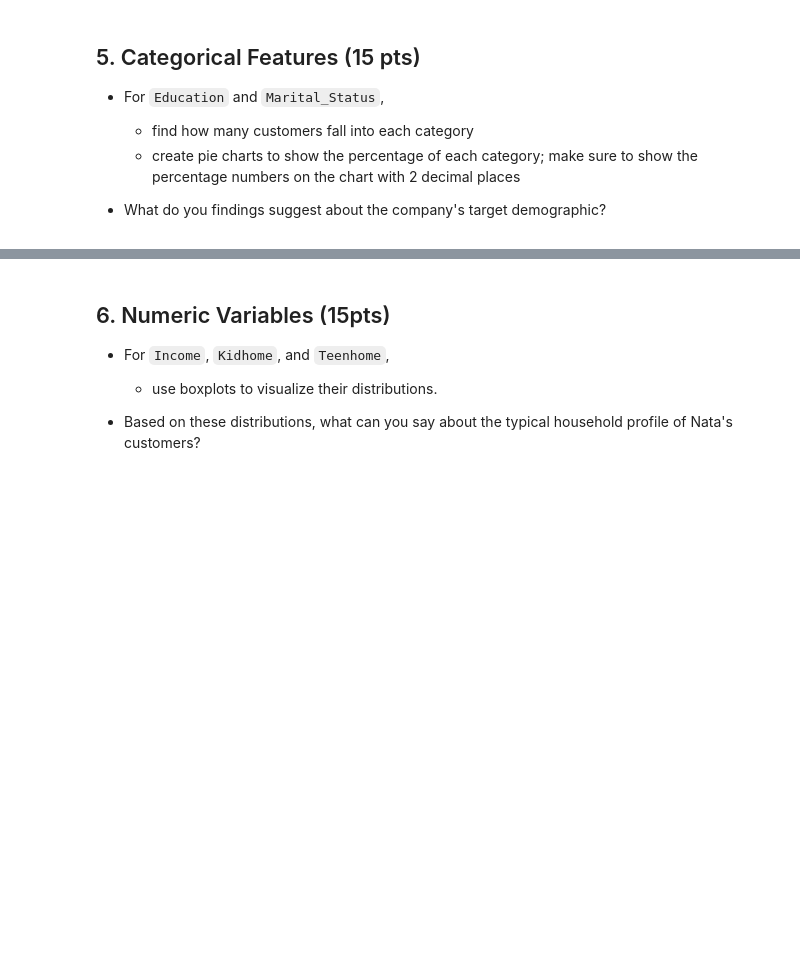
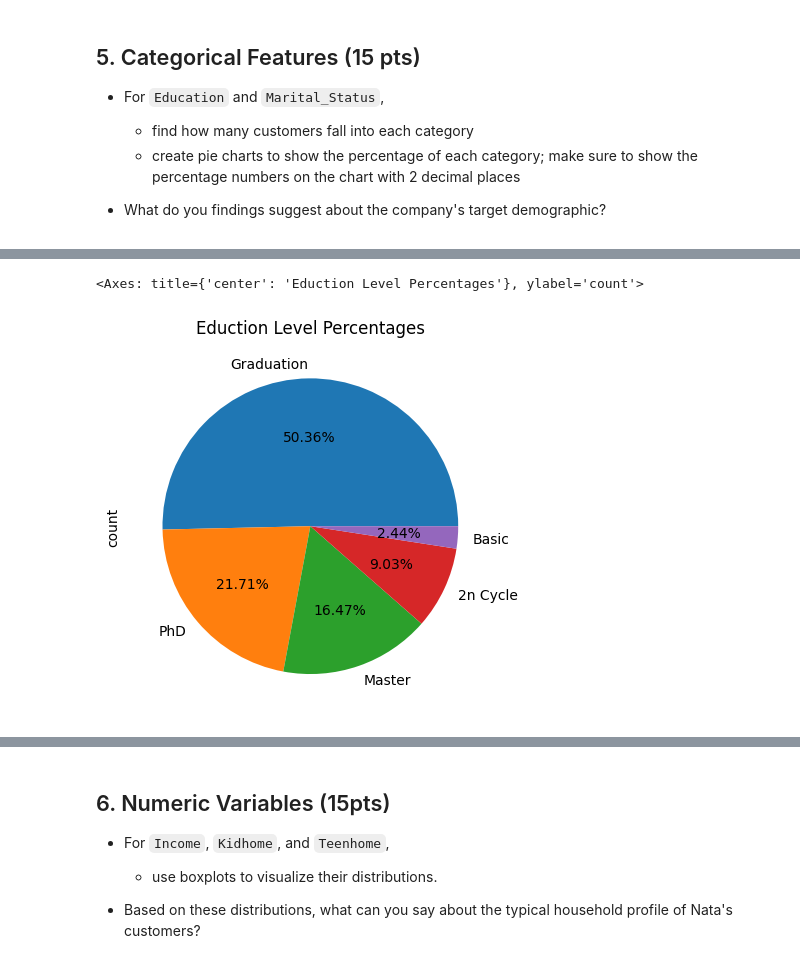
Before and after one commit to Data-Analytics-with-Python/individual-assignment-i-chatha-bit, a Jupyter notebook: Assignment_Notebook_1.ipynb, the cells around one changed output, grey strips where cells are left out. Saved outputs shown, nothing was run; the diff lists cells and outputs as text; code cells hidden in the pictures; blank space fills up the shorter version.

```diff
--- a/Assignment_Notebook_1.ipynb
+++ b/Assignment_Notebook_1.ipynb
@@ -146,8 +146,3 @@ df
 * Identify any columns with constant values (no variance; all rows have the same value).
 
 * Drop them from your DataFrame and confirm how many columns remain.
-# %%
-df.drop_duplicates(inplace=True)
-df
-
-#
@@ -167,0 +149,5 @@ df
+# %%
+df.drop(['Z_CostContact', 'Z_Revenue'], axis=1, inplace=True)
+df
+
+# Columns 'Z_CostContact' and 'Z_Revvenue' had no variance in them. Only 27 columns remain in the dataset.
@@ -174,3 +174,10 @@ df
   * use `today = datetime.today()` to find the date of today
 
   * use `(today - df["Dt_Customer"]).dt.days` to find the difference between today and the onbard date.
+# %%
+from datetime import datetime
+
+df['Dt_Customer'] = pd.to_datetime(df['Dt_Customer'], dayfirst=True, errors='coerce')
+today = datetime.today()
+df['Customer_Days'] = (today - df['Dt_Customer']).dt.days
+df
@@ -185,0 +231,6 @@ df
+# %%
+ct = df['Education'].value_counts()
+ct.plot(kind='pie', autopct='%1.2f%%', title = 'Eduction Level Percentages')
+# %% [output]
+<Axes: title={'center': 'Eduction Level Percentages'}, ylabel='count'>
+[figure, added]
```
Also changed, not shown: parts of 9 cells of this notebook.
